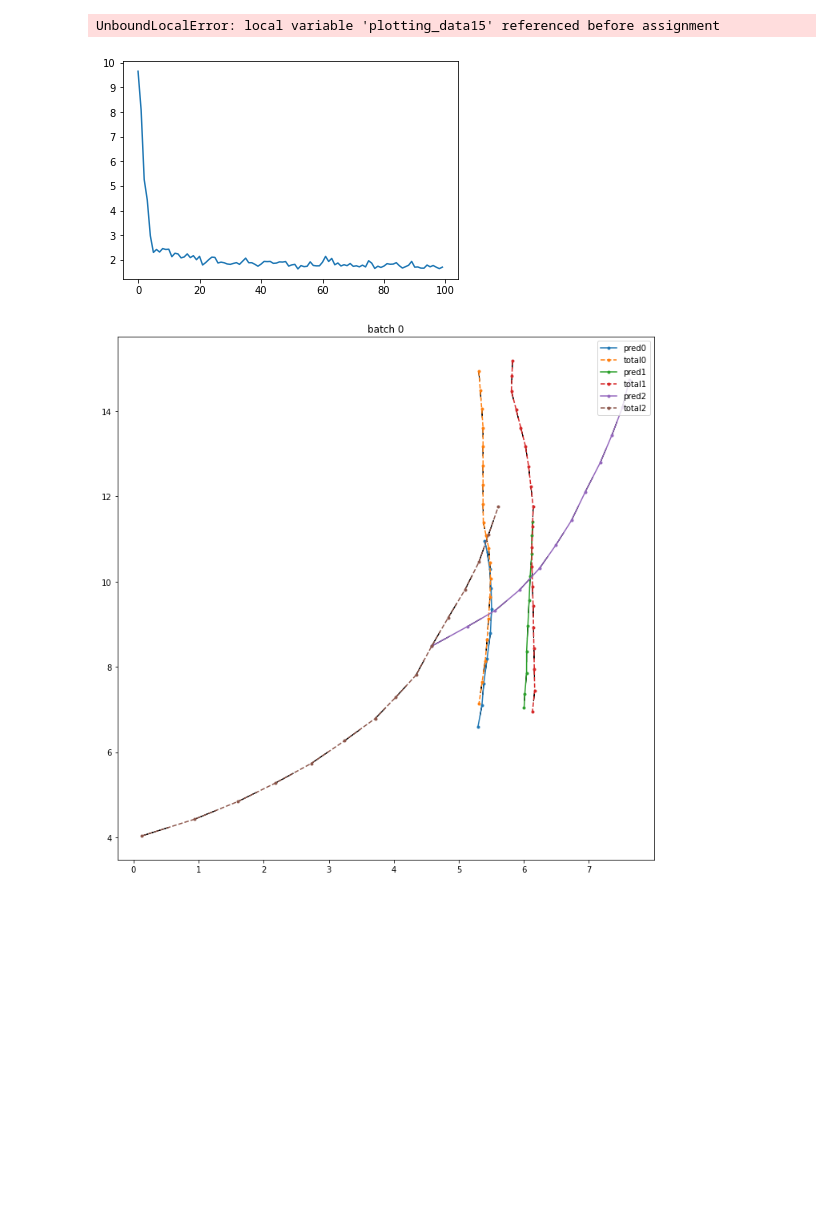
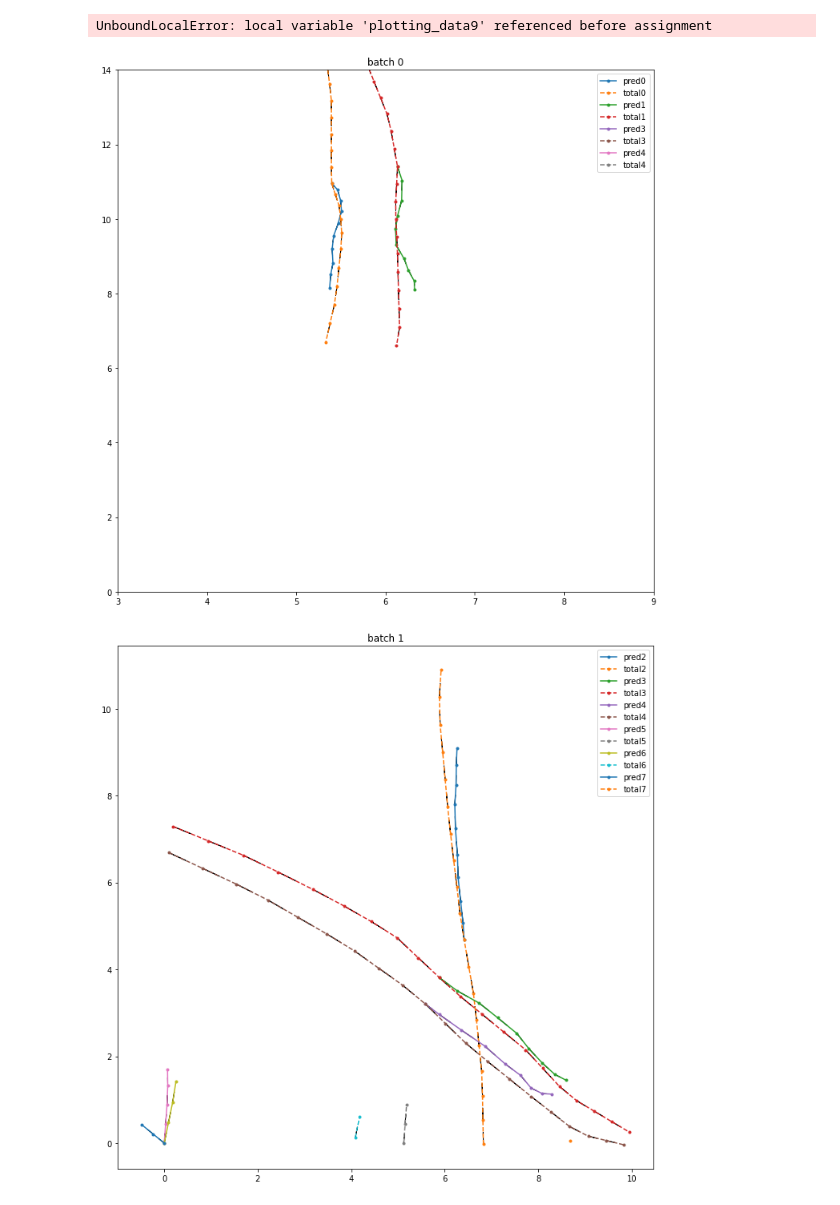
Before and after one commit to ruohuali/SocialLSTM, a Jupyter notebook: VanillaLSTM.ipynb, the cells around one changed output. Saved outputs shown, nothing was run; the diff lists cells and outputs as text; code cells hidden in the pictures; blank space fills up the shorter version.

```diff
--- a/VanillaLSTM.ipynb
+++ b/VanillaLSTM.ipynb
@@ -429,9 +462,9 @@ def plotting_batch(total_trajs, batch_trajs, part_masks, traj_num, batch_idx, co
 if __name__ == "__main__":
     device = torch.device("cuda:0" if torch.cuda.is_available() else "cpu")
     print(f"using {device}\n")
-    vl = train(8, 20)
-#     vl1 = torch.load("vl.pt")
-    validate(vl, 8, 20)
+#     vl = train(8, 20)
+    vl1 = torch.load("vl.pt")
+    validate(vl1, 8, 20)
 # %% [output]
 using cuda:0
 
@@ -453,3 +486,3 @@ not enough appearance
-UnboundLocalError: local variable 'plotting_data15' referenced before assignment
+UnboundLocalError: local variable 'plotting_data9' referenced before assignment
-[figure, old version]
+[figure, new version]
-[figure, old version]
+[figure, new version]
```
Also changed, not shown: parts of 8 cells of this notebook, 4 other files.
